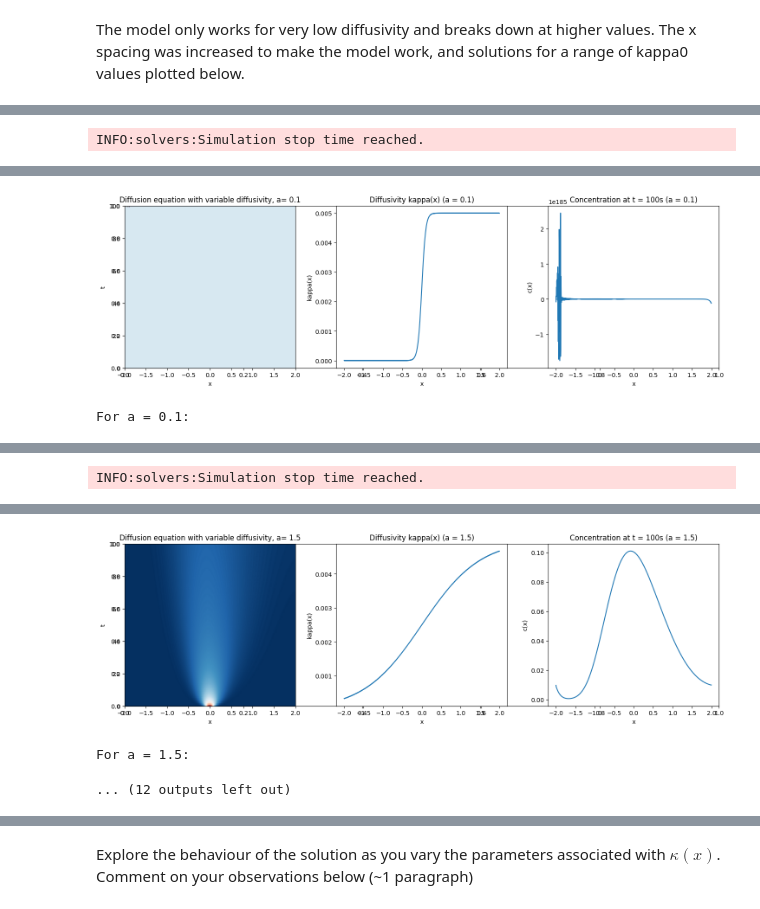
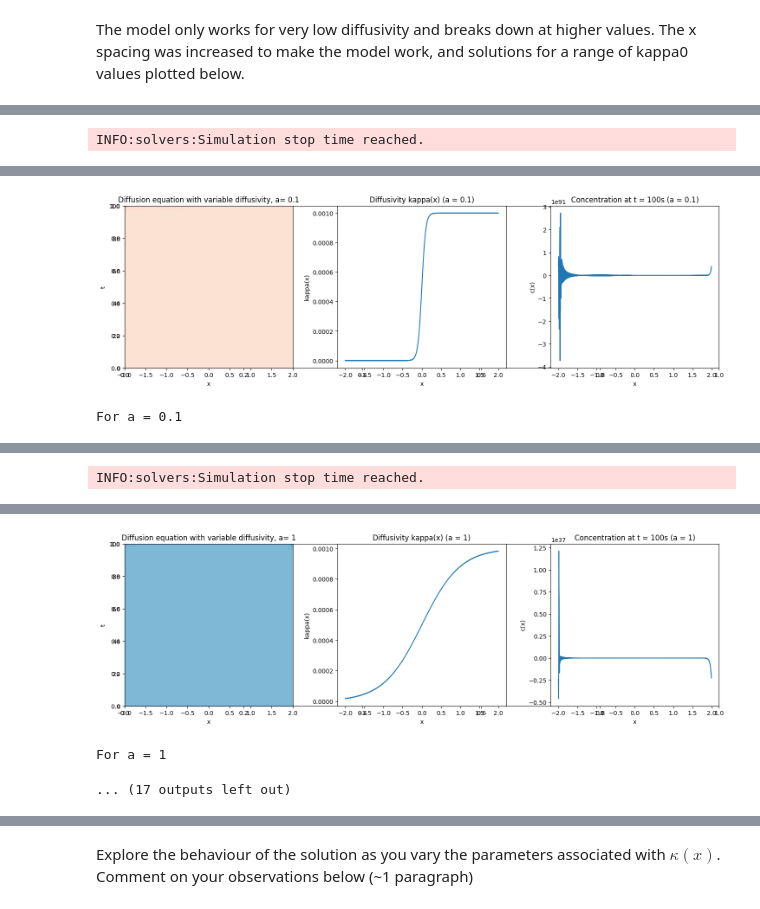
Before and after one commit to PolinaSevastyanova1/QCES, a Jupyter notebook: Project1_dedalus.ipynb, the cells around one changed output, grey strips where cells are left out. Cells and saved outputs as stored; diff of their text form; code cells hidden in the pictures.

```diff
--- a/Project1_dedalus.ipynb
+++ b/Project1_dedalus.ipynb
@@ -702,8 +702,8 @@ logger = logging.getLogger(__name__)
 Nx = 1024  # originally 1024
 Lx = 2
 x_start = -Lx; x_end = Lx
-a_values = [0.1,1.5,2,10]
-
+a_values = [0.1,1,1.5,2,10]
+kappa_0 = 0.001
 
 for a in a_values:
 
@@ -781,5 +781,5 @@ for a in a_values:
     plt.tight_layout()
     plt.show()
 
-    print(f"For a = {a}:")
+    print(f"For a = {a}")
 # %% [output]
@@ -790,2 +790,2 @@ INFO:solvers:Simulation stop time reached.
-[figure, old version]
+[figure, new version]
-For a = 0.1:
+For a = 0.1
@@ -796,6 +796,6 @@ INFO:solvers:Simulation stop time reached.
-[figure, old version]
+[figure, new version]
-For a = 1.5:
+For a = 1
-... (12 outputs left out)
+... (17 outputs left out)
 # %%
 import logging
 import os
```
Also changed, not shown: parts of 12 cells of this notebook.
